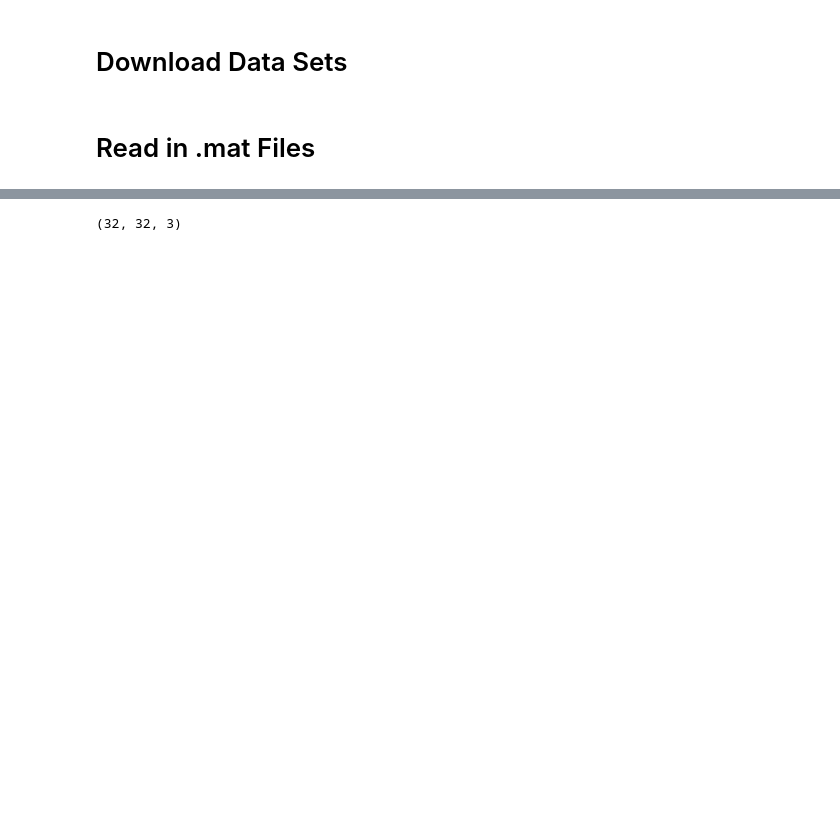
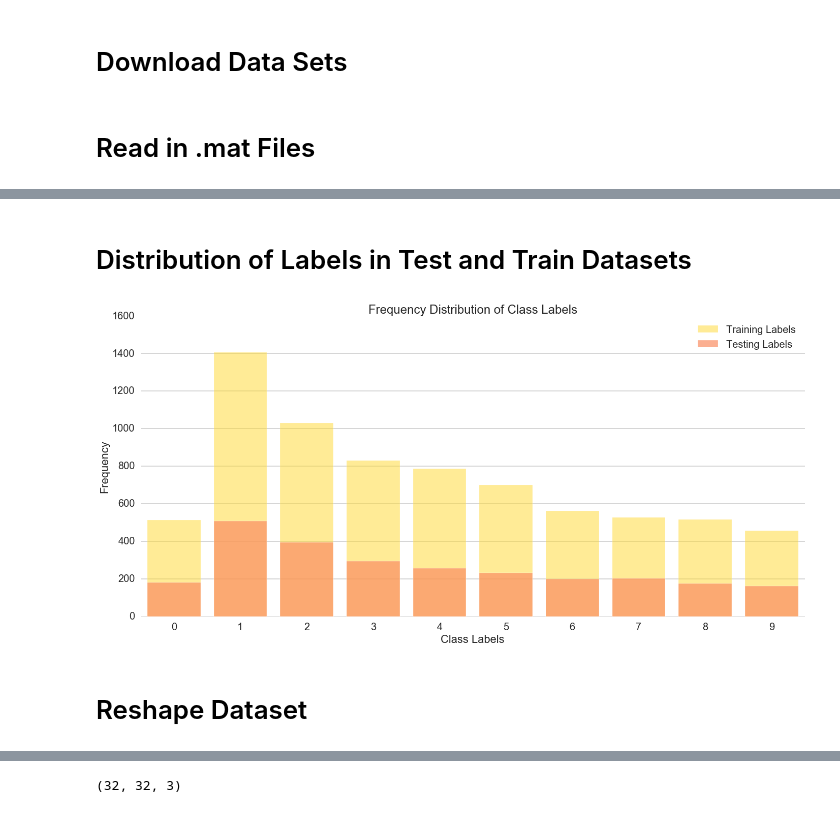
Before and after one commit to bryantbiggs/mcnulty-03, a Jupyter notebook: preprocess.ipynb, the cells around one changed output, grey strips where cells are left out. Cells and saved outputs as stored; diff of their text form; code cells hidden in the pictures; blank space fills up the shorter version.

```diff
--- a/preprocess.ipynb
+++ b/preprocess.ipynb
@@ -62,3 +79,53 @@ Testing data shape:  (32, 32, 3, 100)  | Testing labels shape:  (100, 1)
+# %% [markdown]
+# Distribution of Labels in Test and Train Datasets
+# %%
+# convert 10's to 0's
+train_labels[train_labels == 10] = 0
+test_labels[test_labels == 10] = 0
+# %%
+# get dictionary count of labels
+train_lbl_lst = np.ravel(train_labels).tolist()
+train_cnt_dict = dict(Counter(train_lbl_lst))
+
+test_lbl_lst = np.ravel(test_labels).tolist()
+test_cnt_dict = dict(Counter(test_lbl_lst))
+# %%
+# make figure
+fig = plt.figure(figsize=(20,10))
+ax = fig.add_subplot(111)
+
+# plots
+plt.bar(range(len(train_cnt_dict)), train_cnt_dict.values(), align='center', color=colors[5],
+                alpha=0.5, edgecolor='w', label='Training Labels')
+plt.bar(range(len(test_cnt_dict)), test_cnt_dict.values(), align='center', color=colors[1],
+                alpha=0.7, edgecolor='w', label='Testing Labels')
+
+# labels/titles
+plt.legend(loc="best")
+plt.xlabel('Class Labels')
+plt.ylabel('Frequency')
+plt.title('Frequency Distribution of Class Labels')
+
+plt.xlim(-0.5,9.5)
+ticks = [0,1,2,3,4,5,6,7,8,9]
+plt.xticks(ticks, ticks)
+
+# remove border
+ax.spines["top"].set_visible(False)
+ax.spines["right"].set_visible(False)
+ax.spines["bottom"].set_visible(False)
+ax.spines["left"].set_visible(False)
+
+# show grid
+ax.yaxis.grid(True)
+
+# plot that biddy
+plt.tight_layout()
+_ = plt.show()
+# %% [output]
+[figure, added]
+# %% [markdown]
+# Reshape Dataset
 # %%
 train_data = train_data.transpose((3,0,1,2))
 test_data = test_data.transpose((3,0,1,2))
```
Also changed, not shown: parts of 48 cells of this notebook.
